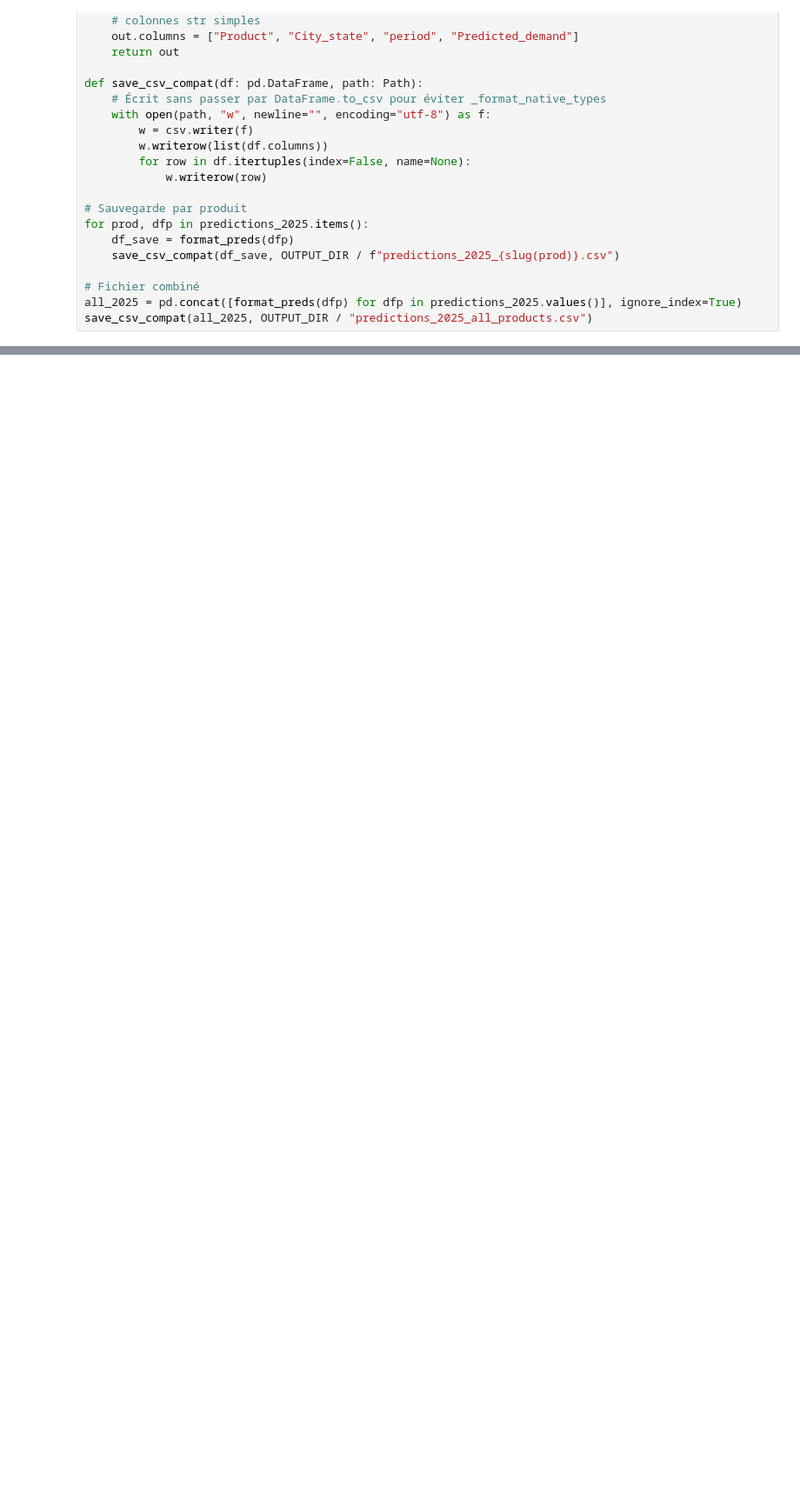
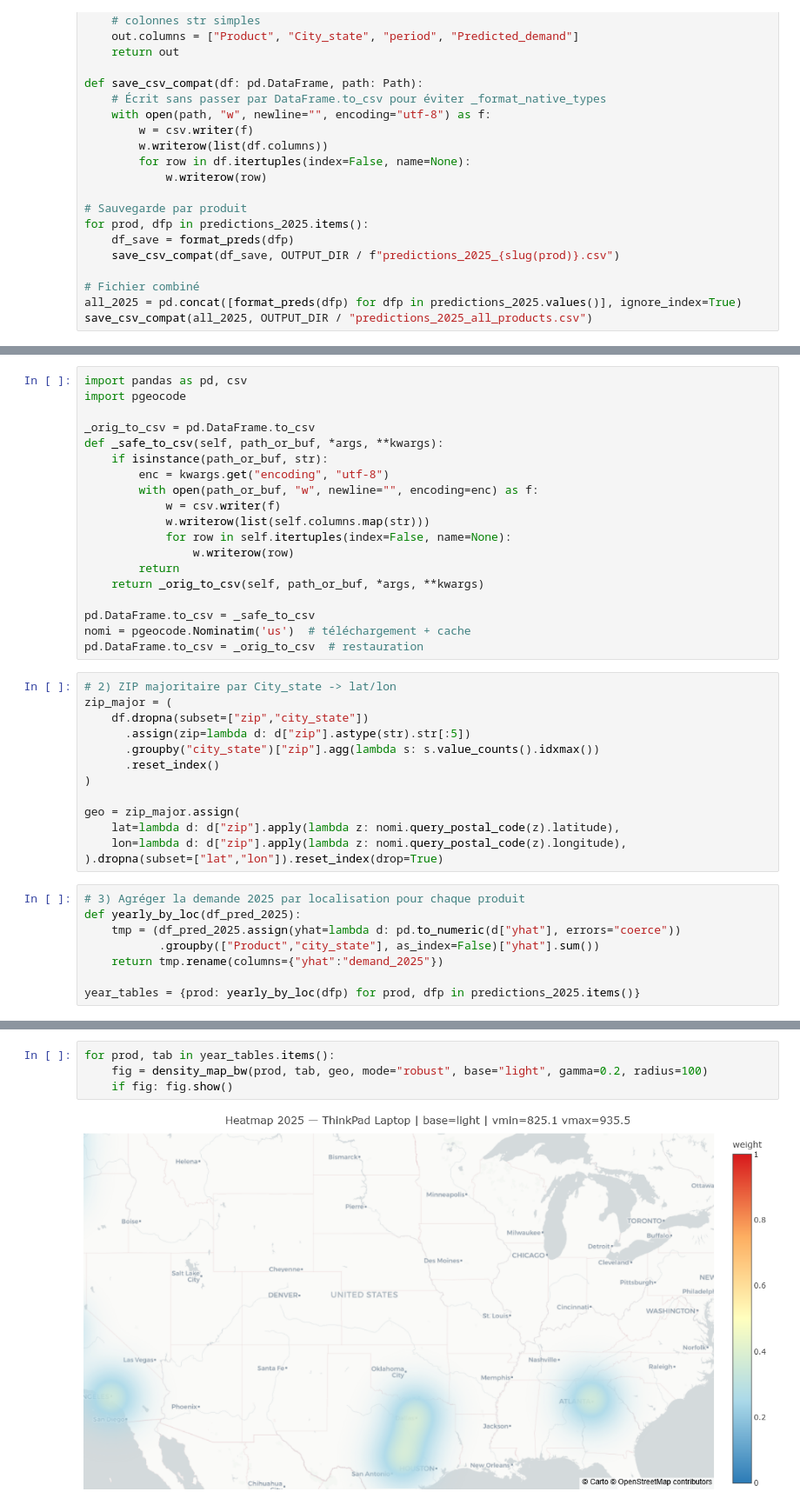
Before and after one commit to Tomixbo/FT-Logistics, a Jupyter notebook: notebook/notebook.ipynb, the cells around one changed output, grey strips where cells are left out. Shown at 87% size. Drawn from its saved outputs; the diff is of its cells as text; blank space fills up the shorter version.

```diff
--- a/notebook/notebook.ipynb
+++ b/notebook/notebook.ipynb
@@ -571,0 +574,40 @@ save_csv_compat(all_2025, OUTPUT_DIR / "predictions_2025_all_products.csv")
+# %%
+import pandas as pd, csv
+import pgeocode
+
+_orig_to_csv = pd.DataFrame.to_csv
+def _safe_to_csv(self, path_or_buf, *args, **kwargs):
+    if isinstance(path_or_buf, str):
+        enc = kwargs.get("encoding", "utf-8")
+        with open(path_or_buf, "w", newline="", encoding=enc) as f:
+            w = csv.writer(f)
+            w.writerow(list(self.columns.map(str)))
+            for row in self.itertuples(index=False, name=None):
+                w.writerow(row)
+        return
+    return _orig_to_csv(self, path_or_buf, *args, **kwargs)
+
+pd.DataFrame.to_csv = _safe_to_csv
+nomi = pgeocode.Nominatim('us')  # téléchargement + cache
+pd.DataFrame.to_csv = _orig_to_csv  # restauration
+# %%
+# 2) ZIP majoritaire par City_state -> lat/lon
+zip_major = (
+    df.dropna(subset=["zip","city_state"])
+      .assign(zip=lambda d: d["zip"].astype(str).str[:5])
+      .groupby("city_state")["zip"].agg(lambda s: s.value_counts().idxmax())
+      .reset_index()
+)
+
+geo = zip_major.assign(
+    lat=lambda d: d["zip"].apply(lambda z: nomi.query_postal_code(z).latitude),
+    lon=lambda d: d["zip"].apply(lambda z: nomi.query_postal_code(z).longitude),
+).dropna(subset=["lat","lon"]).reset_index(drop=True)
+# %%
+# 3) Agréger la demande 2025 par localisation pour chaque produit
+def yearly_by_loc(df_pred_2025):
+    tmp = (df_pred_2025.assign(yhat=lambda d: pd.to_numeric(d["yhat"], errors="coerce"))
+           .groupby(["Product","city_state"], as_index=False)["yhat"].sum())
+    return tmp.rename(columns={"yhat":"demand_2025"})
+
+year_tables = {prod: yearly_by_loc(dfp) for prod, dfp in predictions_2025.items()}
@@ -571,0 +658,6 @@ save_csv_compat(all_2025, OUTPUT_DIR / "predictions_2025_all_products.csv")
+# %%
+for prod, tab in year_tables.items():
+    fig = density_map_bw(prod, tab, geo, mode="robust", base="light", gamma=0.2, radius=100)
+    if fig: fig.show()
+# %% [output]
+[figure, added]
```
Also changed, not shown: parts of 17 cells of this notebook, 7 other files.
